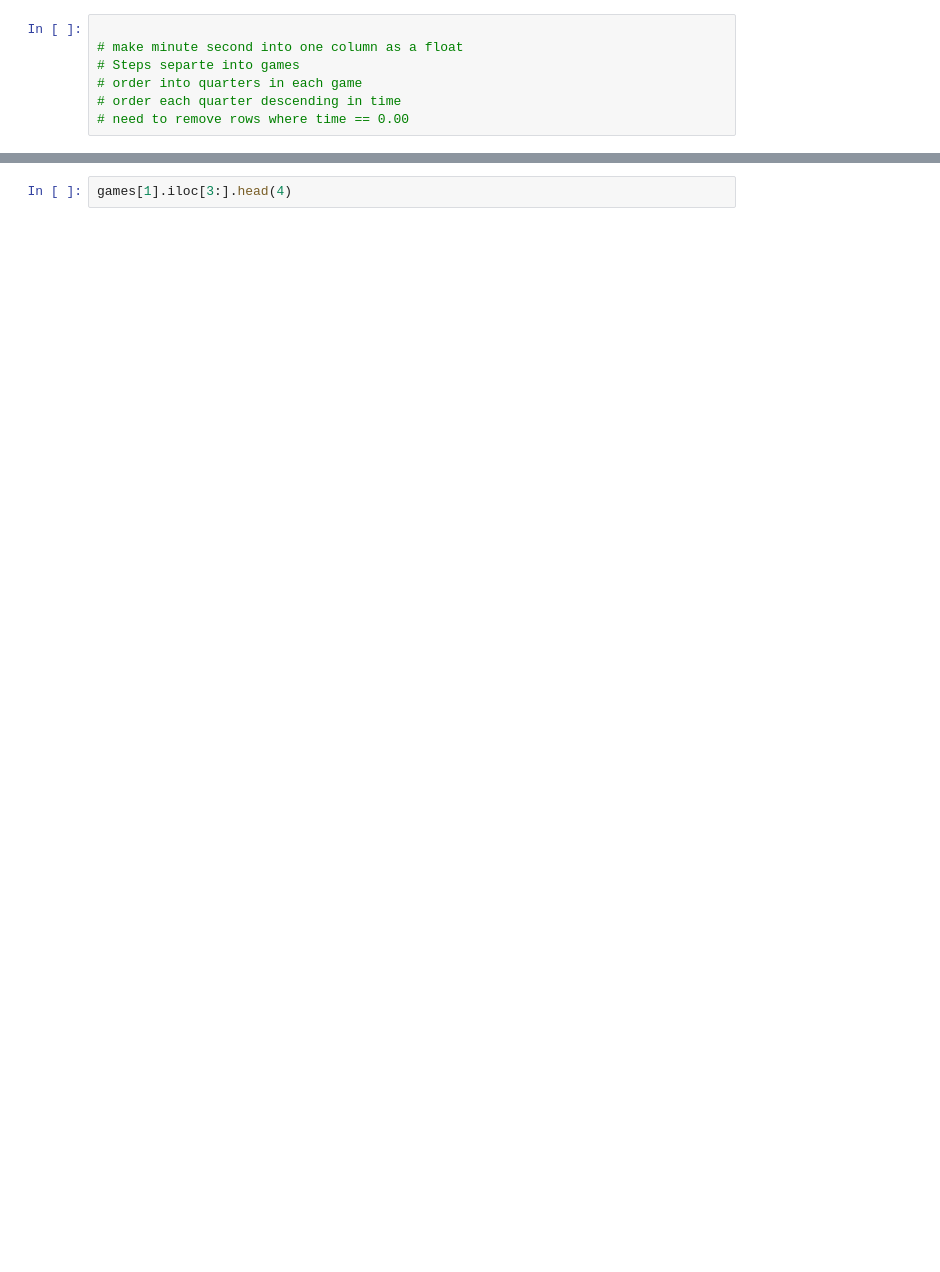
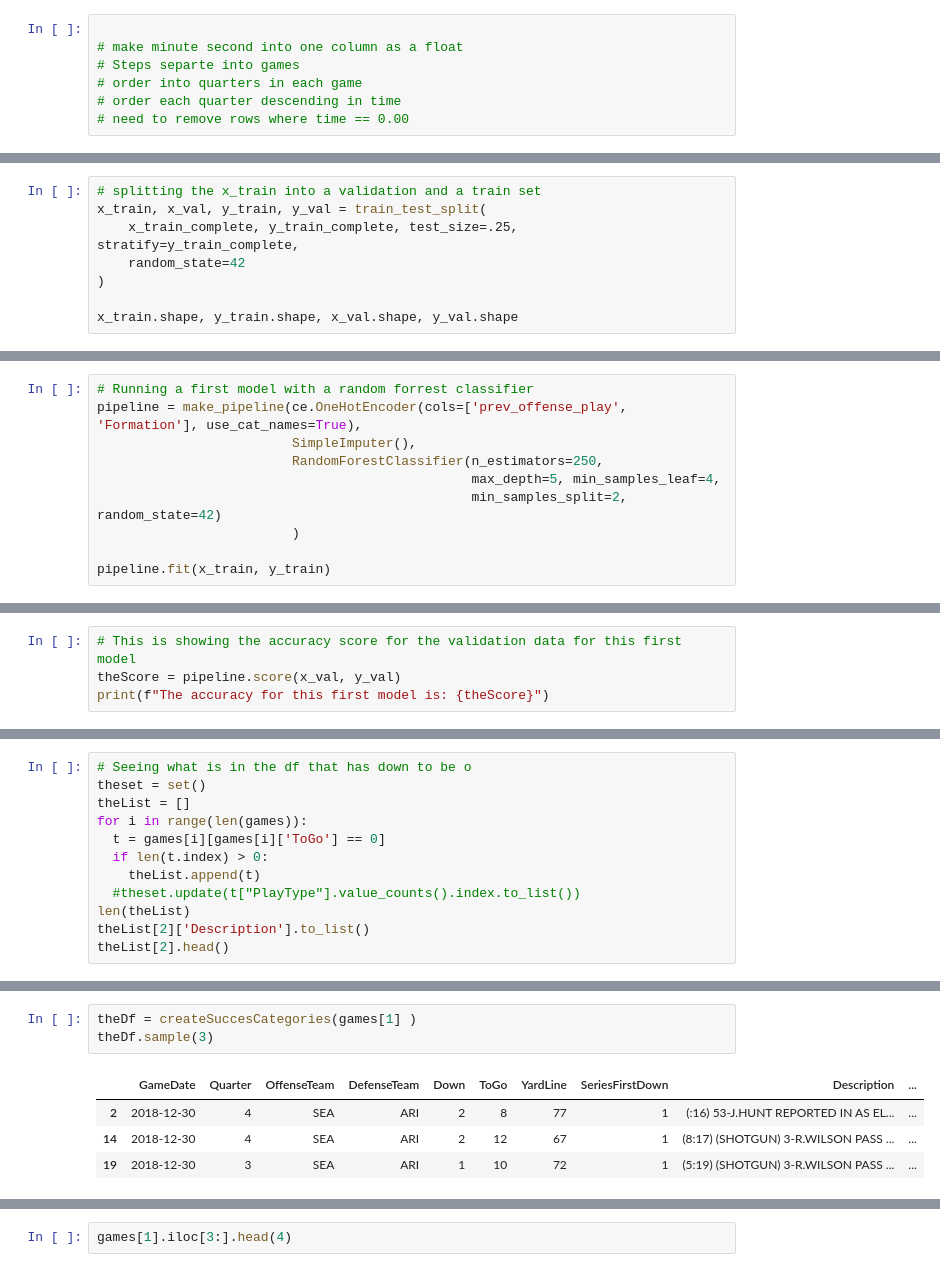
Before and after one commit to richardOlson/nfl_2019_play_by_play, a Jupyter notebook: nfl_plays.ipynb, the cells around one changed output, grey strips where cells are left out. Saved outputs shown, nothing was run; the diff lists cells and outputs as text; blank space fills up the shorter version.

```diff
--- a/nfl_plays.ipynb
+++ b/nfl_plays.ipynb
@@ -677,0 +999,8 @@ games = wrangle(df18)
+# %%
+# splitting the x_train into a validation and a train set
+x_train, x_val, y_train, y_val = train_test_split(
+    x_train_complete, y_train_complete, test_size=.25, stratify=y_train_complete,
+    random_state=42
+)
+
+x_train.shape, y_train.shape, x_val.shape, y_val.shape
@@ -677,0 +1009,10 @@ games = wrangle(df18)
+# %%
+# Running a first model with a random forrest classifier
+pipeline = make_pipeline(ce.OneHotEncoder(cols=['prev_offense_play', 'Formation'], use_cat_names=True),
+                         SimpleImputer(),
+                         RandomForestClassifier(n_estimators=250,
+                                                max_depth=5, min_samples_leaf=4,
+                                                min_samples_split=2, random_state=42)
+                         )
+
+pipeline.fit(x_train, y_train)
@@ -677,0 +1037,4 @@ games = wrangle(df18)
+# %%
+# This is showing the accuracy score for the validation data for this first model
+theScore = pipeline.score(x_val, y_val)
+print(f"The accuracy for this first model is: {theScore}")
@@ -677,0 +1154,12 @@ games = wrangle(df18)
+# %%
+# Seeing what is in the df that has down to be o
+theset = set()
+theList = []
+for i in range(len(games)):
+  t = games[i][games[i]['ToGo'] == 0]
+  if len(t.index) > 0:
+    theList.append(t)
+  #theset.update(t["PlayType"].value_counts().index.to_list())
+len(theList)
+theList[2]['Description'].to_list()
+theList[2].head()
@@ -683,0 +1371,8 @@ games[1].iloc[:3]['Description'].to_list()
+# %%
+theDf = createSuccesCategories(games[1] )
+theDf.sample(3)
+# %% [output]
+|  | GameDate | Quarter | OffenseTeam | DefenseTeam | Down | ToGo | YardLine | SeriesFirstDown | Description | ... |
+| 2 | 2018-12-30 | 4 | SEA | ARI | 2 | 8 | 77 | 1 | (:16) 53-J.HUNT REPORTED IN AS EL... | ... |
+| 14 | 2018-12-30 | 4 | SEA | ARI | 2 | 12 | 67 | 1 | (8:17) (SHOTGUN) 3-R.WILSON PASS ... | ... |
+| 19 | 2018-12-30 | 3 | SEA | ARI | 1 | 10 | 72 | 1 | (5:19) (SHOTGUN) 3-R.WILSON PASS ... | ... |
```
Also changed, not shown: parts of 47 cells of this notebook.
